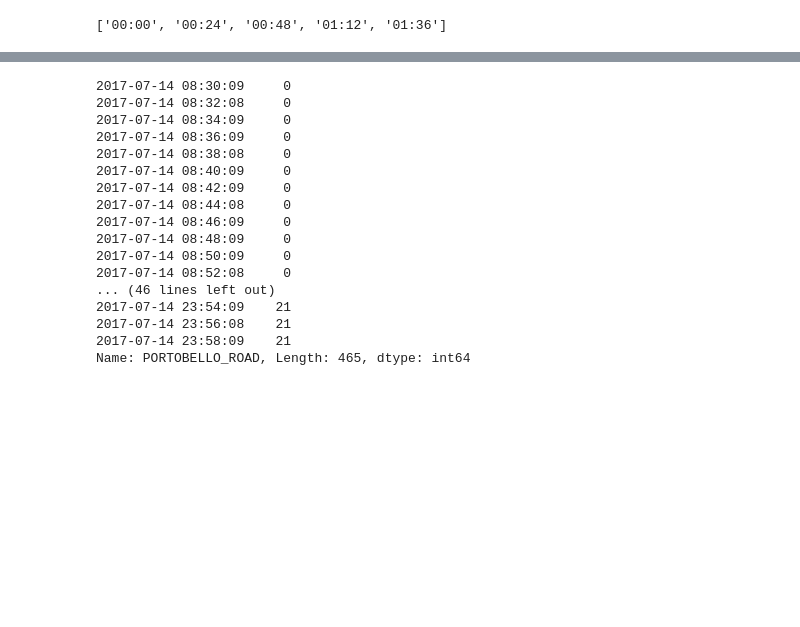
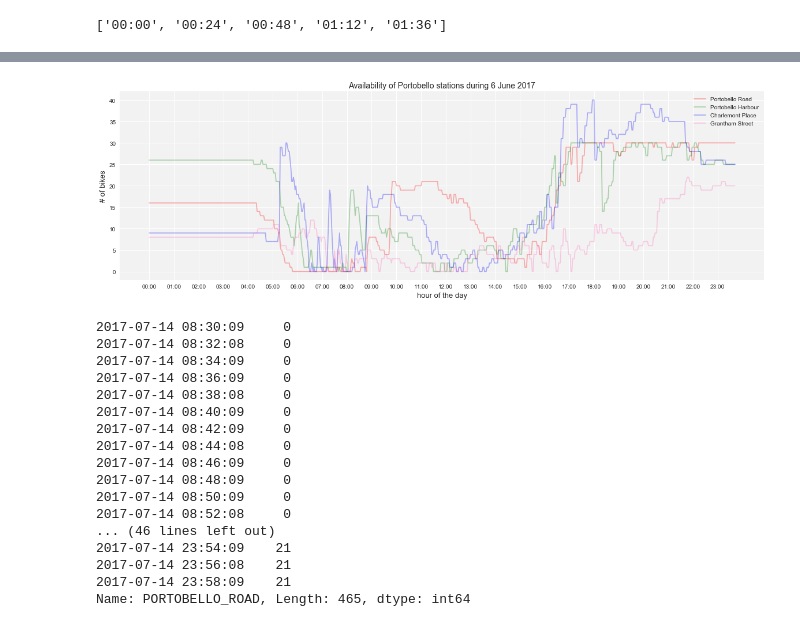
Before and after one commit to msgolovina/bss_project, a Jupyter notebook: Diploma_705.ipynb, the cells around one changed output, grey strips where cells are left out. Cells and saved outputs as stored; diff of their text form; code cells hidden in the pictures; blank space fills up the shorter version.

```diff
--- a/Diploma_705.ipynb
+++ b/Diploma_705.ipynb
@@ -457,3 +465,41 @@ plt.show()
+# %%
+range_ = range(6, 7)
+colors = ['black', 'red']#['grey', 'darkgrey', 'red']
+figure, axis_weekdays = plt.subplots(1, 1, figsize=(20, 6))
+for x, col in zip(range_, colors*len(range_)):
+    for y in [6]:
+        axis_weekdays.plot(weekdays[weekdays.DATE == datetime.date(2017, y, x)]['PORTOBELLO_ROAD'].values, alpha = 0.3, color = 'r')
+
+for x, col in zip(range_, colors*len(range_)):
+    for y in [6]:
+        axis_weekdays.plot(weekdays[weekdays.DATE == datetime.date(2017, y, x)]['PORTOBELLO_HARBOUR'].values, alpha = 0.3, color = 'g')
+for x, col in zip(range_, colors*len(range_)):
+    for y in [6]:
+        axis_weekdays.plot(weekdays[weekdays.DATE == datetime.date(2017, y, x)]['CHARLEMONT_PLACE'].values, alpha = 0.3, color = 'b')
+for x, col in zip(range_, colors*len(range_)):
+    for y in [6]:
+        axis_weekdays.plot(weekdays[weekdays.DATE == datetime.date(2017, y, x)]['GRANTHAM_STREET'].values, alpha = 0.3, color = 'hotpink')
+
+xticks = axis_weekdays.get_xticks()
+xticks = range(0, 720, 30)
+xticks_labels = ["%02d:%02d" % divmod(i*2, 60) for i in [int(tick) for tick in xticks]]
+axis_weekdays.set_xticks(xticks)
+axis_weekdays.set_xticklabels(xticks_labels)
+axis_weekdays.tick_params(axis = 'both', labelsize = 10)
+
+plt.ylabel('# of bikes')
+plt.xlabel('hour of the day')
+axis_weekdays.xaxis.label.set_fontsize(13)
+axis_weekdays.yaxis.label.set_fontsize(13)
+axis_weekdays.legend(['Portobello Road', 'Portobello Harbour', 'Charlemont Place', 'Grantham Street'])
+
+plt.title('Availability of Portobello stations during 6 June 2017')
+axis_weekdays.title.set_fontsize(14)
+
+
+plt.show()
+# %% [output]
+[figure, added]
 # %%
 range_ = range(1, 10)
 colors = ['black']#['grey', 'darkgrey', 'red']
```
Also changed, not shown: parts of 7 cells of this notebook, 2 other files.
